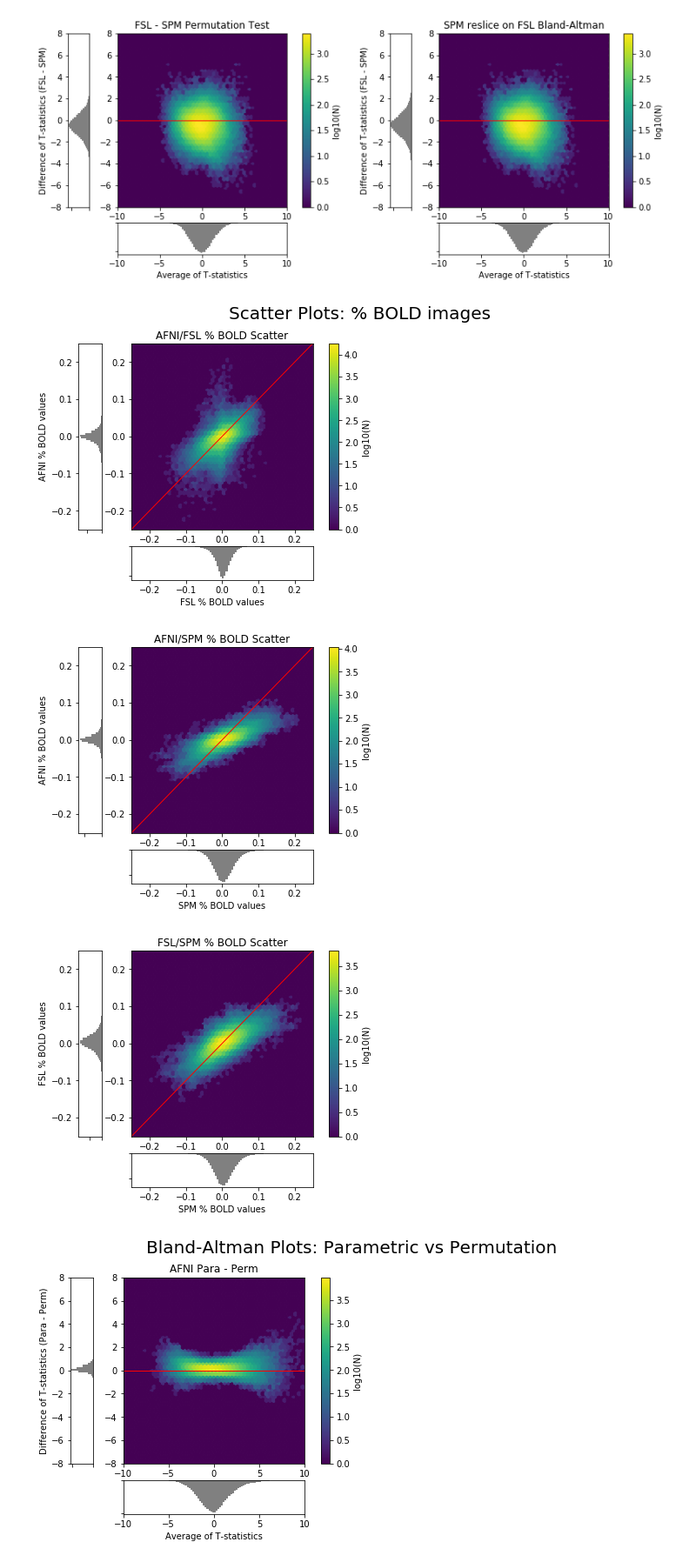
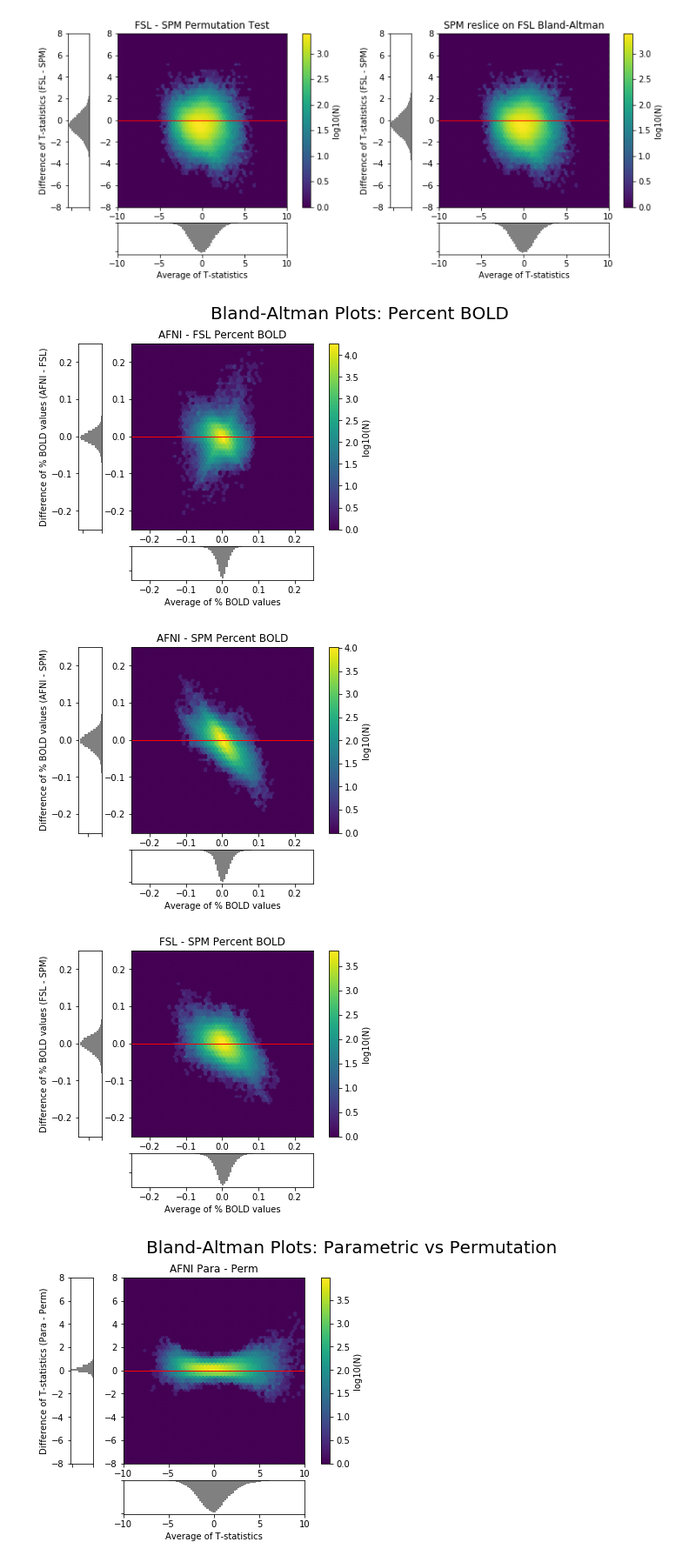
Before and after one commit to NISOx-BDI/Software_Comparison, a Jupyter notebook: figures/ds001_notebook.ipynb, the cells around one changed output. Shown at 87% size. Cells and saved outputs as stored; diff of their text form; code cells hidden in the pictures.

```diff
--- a/figures/ds001_notebook.ipynb
+++ b/figures/ds001_notebook.ipynb
@@ -212,13 +212,13 @@ bland_altman.bland_altman('Bland-Altman Plots: Permutation Tests', afni_perm, sp
 [figure]
 [figure]
 # %%
-bland_altman.scatter('Scatter Plots: % BOLD images', afni_bold, spm_bold,
-            'AFNI/SPM % BOLD Scatter', 'AFNI/FSL % BOLD Scatter', 'FSL/SPM % BOLD Scatter',
+bland_altman.bland_altman_bold('Bland-Altman Plots: Percent BOLD', afni_bold, spm_bold,
+            'AFNI - SPM Percent BOLD', 'AFNI - FSL Percent BOLD', 'FSL - SPM Percent BOLD',
              fsl_bold, study=study + '_bold')
 # %% [output]
-[figure, old version]
+[figure, new version]
-[figure, old version]
+[figure, new version]
-[figure, old version]
+[figure, new version]
 # %%
 bland_altman.bland_altman_intra('Bland-Altman Plots: Parametric vs Permutation', afni_stat_file, afni_perm,
              fsl_stat_file, fsl_perm,
```
Also changed, not shown: 23 other files.
